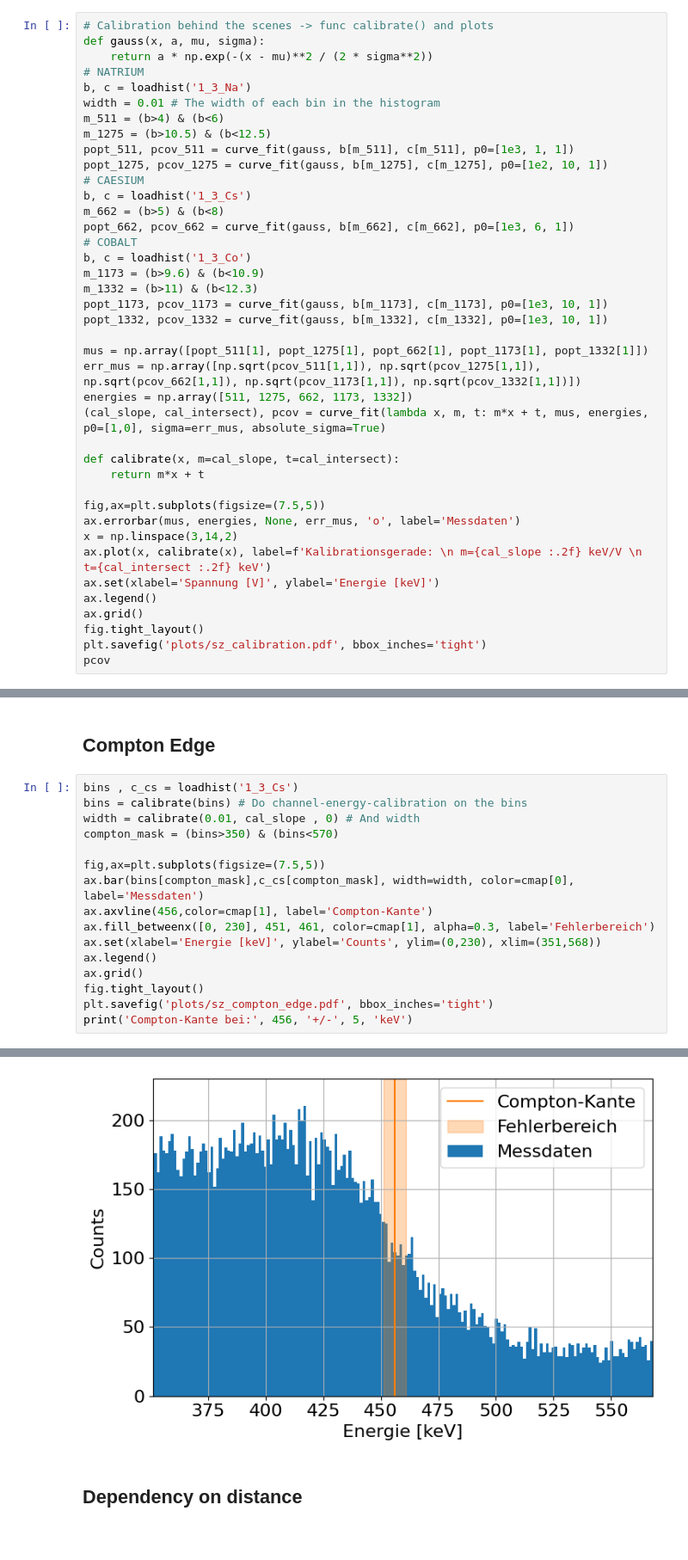
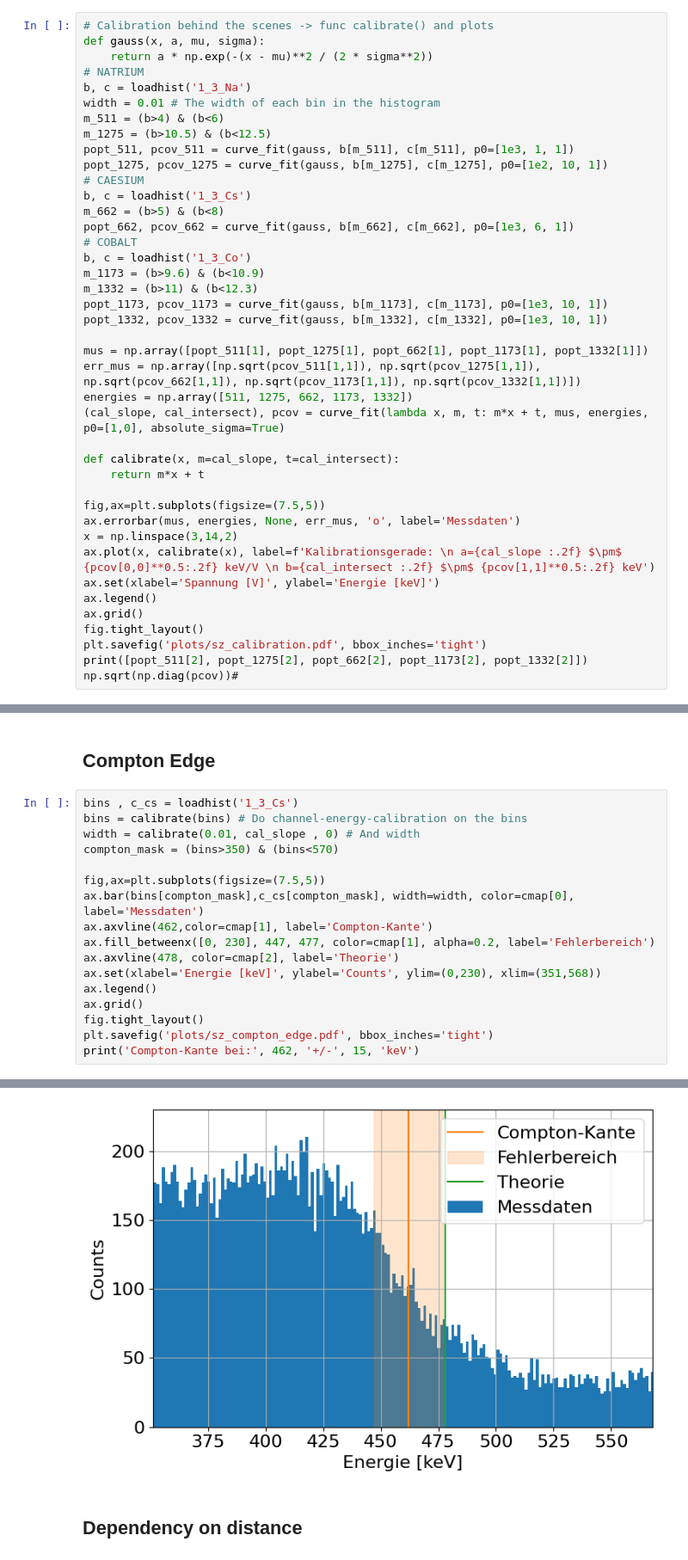
Before and after one commit to SteWey0/Fortgeschrittenenpraktikum, a Jupyter notebook: Gammaspektroskopie/Auswertung.ipynb, the cells around one changed output, grey strips where cells are left out. Shown at 86% size. Saved outputs shown, nothing was run; the diff lists cells and outputs as text.

```diff
--- a/Gammaspektroskopie/Auswertung.ipynb
+++ b/Gammaspektroskopie/Auswertung.ipynb
@@ -44,7 +44,7 @@ popt_1332, pcov_1332 = curve_fit(gauss, b[m_1332], c[m_1332], p0=[1e3, 10, 1])
 mus = np.array([popt_511[1], popt_1275[1], popt_662[1], popt_1173[1], popt_1332[1]])
 err_mus = np.array([np.sqrt(pcov_511[1,1]), np.sqrt(pcov_1275[1,1]), np.sqrt(pcov_662[1,1]), np.sqrt(pcov_1173[1,1]), np.sqrt(pcov_1332[1,1])])
 energies = np.array([511, 1275, 662, 1173, 1332])
-(cal_slope, cal_intersect), pcov = curve_fit(lambda x, m, t: m*x + t, mus, energies, p0=[1,0], sigma=err_mus, absolute_sigma=True)
+(cal_slope, cal_intersect), pcov = curve_fit(lambda x, m, t: m*x + t, mus, energies, p0=[1,0], absolute_sigma=True)
 
 def calibrate(x, m=cal_slope, t=cal_intersect):
     return m*x + t
@@ -52,11 +52,12 @@ def calibrate(x, m=cal_slope, t=cal_intersect):
 fig,ax=plt.subplots(figsize=(7.5,5))
 ax.errorbar(mus, energies, None, err_mus, 'o', label='Messdaten')
 x = np.linspace(3,14,2)
-ax.plot(x, calibrate(x), label=f'Kalibrationsgerade: \n m={cal_slope :.2f} keV/V \n t={cal_intersect :.2f} keV')
+ax.plot(x, calibrate(x), label=f'Kalibrationsgerade: \n a={cal_slope :.2f} $\pm$ {pcov[0,0]**0.5:.2f} keV/V \n b={cal_intersect :.2f} $\pm$ {pcov[1,1]**0.5:.2f} keV')
 ax.set(xlabel='Spannung [V]', ylabel='Energie [keV]')
 ax.legend()
 ax.grid()
 fig.tight_layout()
 plt.savefig('plots/sz_calibration.pdf', bbox_inches='tight')
-pcov
+print([popt_511[2], popt_1275[2], popt_662[2], popt_1173[2], popt_1332[2]])
+np.sqrt(np.diag(pcov))#
 # %% [output]
@@ -136,12 +171,13 @@ compton_mask = (bins>350) & (bins<570)
 
 fig,ax=plt.subplots(figsize=(7.5,5))
 ax.bar(bins[compton_mask],c_cs[compton_mask], width=width, color=cmap[0], label='Messdaten')
-ax.axvline(456,color=cmap[1], label='Compton-Kante')
-ax.fill_betweenx([0, 230], 451, 461, color=cmap[1], alpha=0.3, label='Fehlerbereich')
+ax.axvline(462,color=cmap[1], label='Compton-Kante')
+ax.fill_betweenx([0, 230], 447, 477, color=cmap[1], alpha=0.2, label='Fehlerbereich')
+ax.axvline(478, color=cmap[2], label='Theorie')
 ax.set(xlabel='Energie [keV]', ylabel='Counts', ylim=(0,230), xlim=(351,568))
 ax.legend()
 ax.grid()
 fig.tight_layout()
 plt.savefig('plots/sz_compton_edge.pdf', bbox_inches='tight')
-print('Compton-Kante bei:', 456, '+/-', 5, 'keV')
+print('Compton-Kante bei:', 462, '+/-', 15, 'keV')
 # %% [output]
@@ -149,4 +185,4 @@ Compton-Kante bei: 456 +/- 5 keV
-[figure, old version]
+[figure, new version]
 # %% [markdown]
 ## Dependency on distance
 # %%
```
Also changed, not shown: parts of 10 cells of this notebook, 19 other files.
